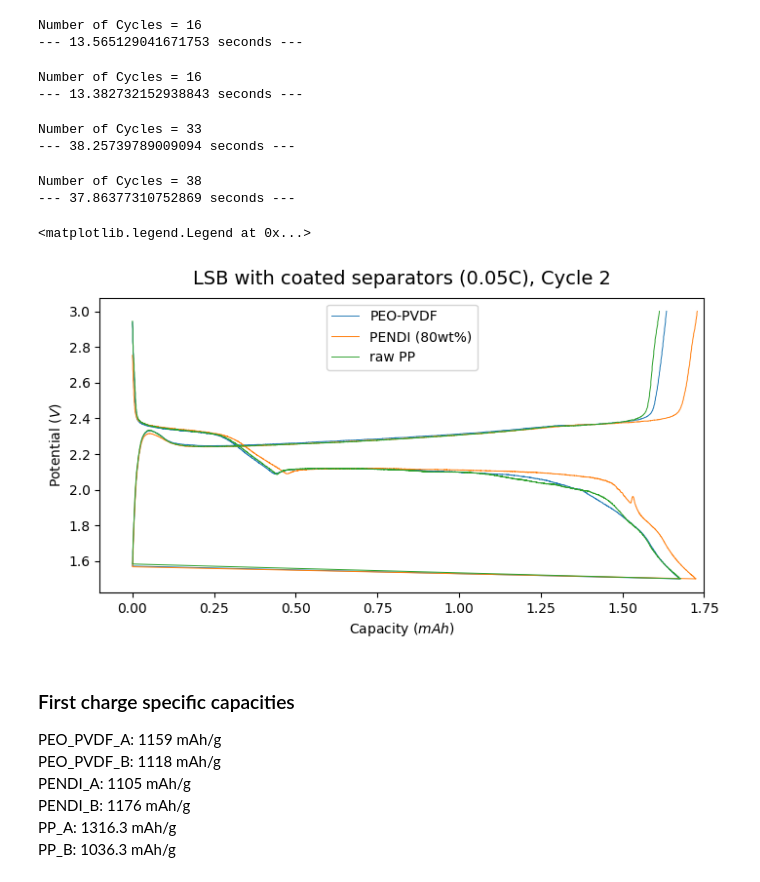
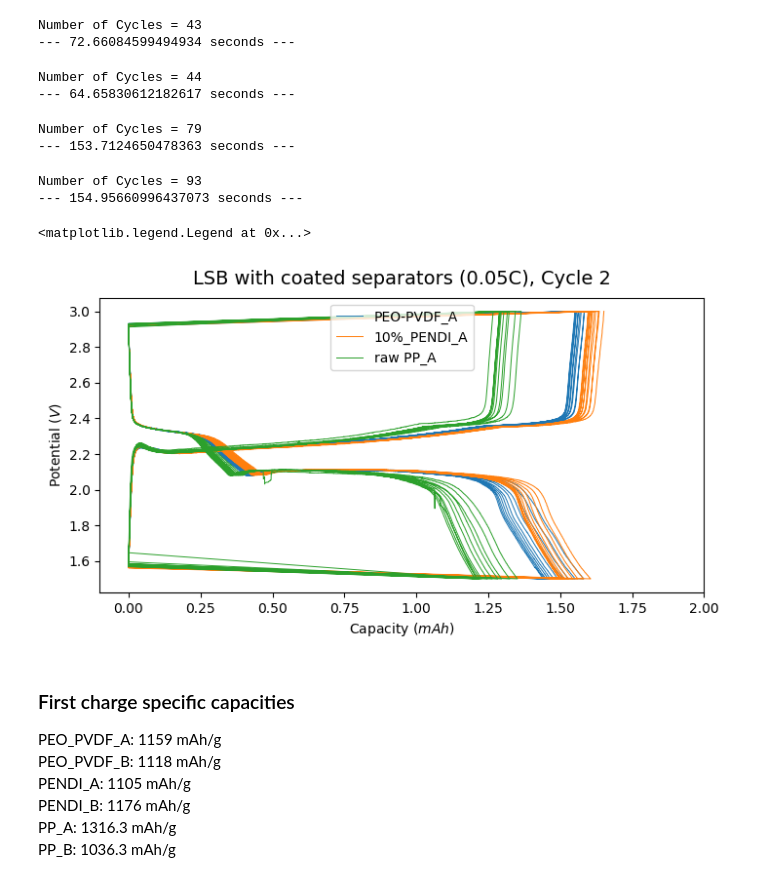
Before and after one commit to ParkerSteichen/battery_cycler, a Jupyter notebook: Dev_1/C-V plot.ipynb, the cells around one changed output. Saved outputs shown, nothing was run; the diff lists cells and outputs as text; code cells hidden in the pictures.

```diff
--- a/Dev_1/C-V plot.ipynb
+++ b/Dev_1/C-V plot.ipynb
@@ -43,111 +43,111 @@ Number of Cycles = 17
 # %%
 # import and clean data
 start_time = time.time()
-raw_data = '../Data/LSB/5_29_19/6_7_19/_007_7.xls'
+raw_data = '../../Data/LSB/5_29_19/6_28_19/_007_3.xls'
 # imports and concatenates the data for a cell
-PENDI_A_0 = batt_cycle.import_data(raw_data, 2)
+PENDI_A_0 = batt_cycle.import_data(raw_data, 3)
 # cleans and preps dataframes
 PENDI_A, PENDI_A_break = batt_cycle.clean_prep_break_batt(PENDI_A_0)
 # reshapes the index data
 PENDI_A_indeces = batt_cycle.reshape_cycle_indeces(PENDI_A, PENDI_A_break)
 # combine data and indeces for pickling
 PENDI_A_data = [PENDI_A, PENDI_A_indeces]
-pickle.dump(PENDI_A_data, open('../Data/LSB/5_29_19/6_7_19/PENDI_A_data.pickle', 'wb'))
+pickle.dump(PENDI_A_data, open('../../Data/LSB/5_29_19/6_28_19/PENDI_A_data.pickle', 'wb'))
 print("--- %s seconds ---" % (time.time() - start_time))
 # %% [output]
-Number of Cycles = 16
---- 13.565129041671753 seconds ---
+Number of Cycles = 43
+--- 72.66084599494934 seconds ---
 # %%
 # import and clean data
 start_time = time.time()
-raw_data = '../Data/LSB/5_29_19/6_7_19/_007_8.xls'
+raw_data = '../../Data/LSB/5_29_19/6_28_19/_007_4.xls'
 # imports and concatenates the data for a cell
-PENDI_B_0 = batt_cycle.import_data(raw_data, 2)
+PENDI_B_0 = batt_cycle.import_data(raw_data, 3)
 # cleans and preps dataframes
 PENDI_B, PENDI_B_break = batt_cycle.clean_prep_break_batt(PENDI_B_0)
 # reshapes the index data
 PENDI_B_indeces = batt_cycle.reshape_cycle_indeces(PENDI_B, PENDI_B_break)
 # combine data and indeces for pickling
 PENDI_B_data = [PENDI_B, PENDI_B_indeces]
-pickle.dump(PENDI_B_data, open('../Data/LSB/5_29_19/6_7_19/PENDI_B_data.pickle', 'wb'))
+pickle.dump(PENDI_B_data, open('../../Data/LSB/5_29_19/6_28_19/PENDI_B_data.pickle', 'wb'))
 print("--- %s seconds ---" % (time.time() - start_time))
 # %% [output]
-Number of Cycles = 16
---- 13.382732152938843 seconds ---
+Number of Cycles = 44
+--- 64.65830612182617 seconds ---
 # %%
 # import and clean data
 start_time = time.time()
-raw_data = '../Data/LSB/5_29_19/6_7_19/_006_6.xls'
+raw_data = '../../Data/LSB/5_29_19/6_28_19/_006_6.xls'
 # imports and concatenates the data for a cell
-PP_A_0 = batt_cycle.import_data(raw_data, 3)
+PP_A_0 = batt_cycle.import_data(raw_data, 5)
 # cleans and preps dataframes
 PP_A, PP_A_break = batt_cycle.clean_prep_break_batt(PP_A_0)
 # reshapes the index data
 PP_A_indeces = batt_cycle.reshape_cycle_indeces(PP_A, PP_A_break)
 # combine data and indeces for pickling
 PP_A_data = [PP_A, PP_A_indeces]
-pickle.dump(PP_A_data, open('../Data/LSB/5_29_19/6_7_19/PP_A_data.pickle', 'wb'))
+pickle.dump(PP_A_data, open('../../Data/LSB/5_29_19/6_28_19/PP_A_data.pickle', 'wb'))
 print("--- %s seconds ---" % (time.time() - start_time))
 # %% [output]
-Number of Cycles = 33
---- 38.25739789009094 seconds ---
+Number of Cycles = 79
+--- 153.7124650478363 seconds ---
 # %%
 # import and clean data
 start_time = time.time()
-raw_data = '../Data/LSB/5_29_19/6_7_19/_008_6.xls'
+raw_data = '../../Data/LSB/5_29_19/6_28_19/_008_6.xls'
 # imports and concatenates the data for a cell
-PP_B_0 = batt_cycle.import_data(raw_data, 3)
+PP_B_0 = batt_cycle.import_data(raw_data, 5)
 # cleans and preps dataframes
 PP_B, PP_B_break = batt_cycle.clean_prep_break_batt(PP_B_0)
 # reshapes the index data
 PP_B_indeces = batt_cycle.reshape_cycle_indeces(PP_B, PP_B_break)
 # combine data and indeces for pickling
 PP_B_data = [PP_B, PP_B_indeces]
-pickle.dump(PP_B_data, open('../Data/LSB/5_29_19/6_7_19/PP_B_data.pickle', 'wb'))
+pickle.dump(PP_B_data, open('../../Data/LSB/5_29_19/6_28_19/PP_B_data.pickle', 'wb'))
 print("--- %s seconds ---" % (time.time() - start_time))
 # %% [output]
-Number of Cycles = 38
---- 37.86377310752869 seconds ---
+Number of Cycles = 93
+--- 154.95660996437073 seconds ---
 # %%
 # open PEO_PVDF_A
-data_file = '../Data/LSB/5_29_19/6_7_19/PEO_PVDF_A_data.pickle'
+data_file = '../../Data/LSB/5_29_19/6_28_19/PEO_PVDF_A_data.pickle'
 sample_data1 = pickle.load(open(data_file, 'rb'))
 sample1, sample_indeces1 = sample_data1
 sample1['time_hours'] = sample1['time_sec']/3600
 
 # open PEO_PVDF_B
-data_file = '../Data/LSB/5_29_19/6_7_19/PEO_PVDF_B_data.pickle'
+data_file = '../../Data/LSB/5_29_19/6_28_19/PEO_PVDF_B_data.pickle'
 sample_data2 = pickle.load(open(data_file, 'rb'))
 sample2, sample_indeces2 = sample_data2
 sample2['time_hours'] = sample2['time_sec']/3600
 
 # open PENDI_A
-data_file = '../Data/LSB/5_29_19/6_7_19/PENDI_A_data.pickle'
+data_file = '../../Data/LSB/5_29_19/6_28_19/PENDI_A_data.pickle'
 sample_data3 = pickle.load(open(data_file, 'rb'))
 sample3, sample_indeces3 = sample_data3
 sample3['time_hours'] = sample3['time_sec']/3600
 
 # open PENDI_B
-data_file = '../Data/LSB/5_29_19/6_7_19/PENDI_B_data.pickle'
+data_file = '../../Data/LSB/5_29_19/6_28_19/PENDI_B_data.pickle'
 sample_data4 = pickle.load(open(data_file, 'rb'))
 sample4, sample_indeces4 = sample_data4
 sample4['time_hours'] = sample4['time_sec']/3600
 
 # open PP_A
-data_file = '../Data/LSB/5_29_19/6_7_19/PP_A_data.pickle'
+data_file = '../../Data/LSB/5_29_19/6_28_19/PP_A_data.pickle'
 sample_data5 = pickle.load(open(data_file, 'rb'))
 sample5, sample_indeces5 = sample_data5
 sample5['time_hours'] = sample5['time_sec']/3600
 
 # open PP_B
-data_file = '../Data/LSB/5_29_19/6_7_19/PP_B_data.pickle'
+data_file = '../../Data/LSB/5_29_19/6_28_19/PP_B_data.pickle'
 sample_data6 = pickle.load(open(data_file, 'rb'))
 sample6, sample_indeces6 = sample_data6
 sample6['time_hours'] = sample6['time_sec']/3600
 # %%
 # plotting a cycle range
-start_cycle = 2
-end_cycle = 2
+start_cycle = 5
+end_cycle = 15
 
 range_data1, label1 = batt_cycle.cycle_range_data(sample1, sample_indeces1, start_cycle, end_cycle)
 range_data2, label2 = batt_cycle.cycle_range_data(sample2, sample_indeces2, start_cycle, end_cycle)
@@ -161,7 +161,7 @@ ax = fig.add_subplot(111)
 ax.set_title('LSB with coated separators (0.05C), Cycle 2', fontsize=14, pad=10)
 ax.set_xlabel('Capacity ($mAh$)')
 ax.set_ylabel('Potential ($V$)')
-ax.set_xlim(-0.1, 1.75)
+ax.set_xlim(-0.1, 2.0)
 # ax.set_ylim(-0.5, 0.5)
 # ax.set_ylim(-abs(max(range_data['voltage'], key=abs)*1.2),
 #          abs(max(range_data['voltage'], key=abs)*1.2))
@@ -169,12 +169,12 @@ ax.set_xlim(-0.1, 1.75)
 # ax.yaxis.grid(True)
 # ax.text(0.15, 0.15, '0.2 $mA$ $cm^{-2}$, Li(G4)TFSI', transform=fig.transFigure, fontsize=12)
 
-# ax.plot(range_data1['capacity'], range_data1['voltage'], linewidth=0.7, label='PEO-PVDF')
-ax.plot(range_data2['capacity'], range_data2['voltage'], linewidth=0.7, label='PEO-PVDF', color='C0')
-# ax.plot(range_data3['capacity'], range_data3['voltage'], linewidth=0.7, label='PENDI (80wt%)')
-ax.plot(range_data4['capacity'], range_data4['voltage'], linewidth=0.7, label='PENDI (80wt%)', color='C1')
-# ax.plot(range_data5['capacity'], range_data5['voltage'], linewidth=0.7, label='raw PP')
-ax.plot(range_data6['capacity'], range_data6['voltage'], linewidth=0.7, label='raw PP', color='C2')
+ax.plot(range_data1['capacity'], range_data1['voltage'], linewidth=0.7, label='PEO-PVDF_A', color='C0')
+# ax.plot(range_data2['capacity'], range_data2['voltage'], linewidth=0.7, label='PEO-PVDF_B', color='C0')
+ax.plot(range_data3['capacity'], range_data3['voltage'], linewidth=0.7, label='10%_PENDI_A', color='C1')
+# ax.plot(range_data4['capacity'], range_data4['voltage'], linewidth=0.7, label='10%_PENDI_B', color='C1')
+ax.plot(range_data5['capacity'], range_data5['voltage'], linewidth=0.7, label='raw PP_A', color='C2')
+# ax.plot(range_data6['capacity'], range_data6['voltage'], linewidth=0.7, label='raw PP_B', color='C2')
 
 ax.legend()
 # filename = '{} - '.format(data_file[27:-12])+label+'.png'
@@ -193,34 +193,34 @@ ax.legend()
 # range_data5, label5 = batt_cycle.cycle_range_data(sample5, sample_indeces5, start_cycle, end_cycle)
 # range_data6, label6 = batt_cycle.cycle_range_data(sample6, sample_indeces6, start_cycle, end_cycle)
 
 # # ax.plot(range_data1['capacity'], range_data1['voltage'], linewidth=0.7, label='PEO-PVDF')
 # ax.plot(range_data2['capacity'], range_data2['voltage'], linewidth=0.7, color='C0')
 # # ax.plot(range_data3['capacity'], range_data3['voltage'], linewidth=0.7, label='PENDI (80wt%)')
 # ax.plot(range_data4['capacity'], range_data4['voltage'], linewidth=0.7, color='C1')
 # # ax.plot(range_data5['capacity'], range_data5['voltage'], linewidth=0.7, label='raw PP')
 # ax.plot(range_data6['capacity'], range_data6['voltage'], linewidth=0.7, color='C2')
 
 # #****************************************
 # # plotting a cycle range
 # start_cycle = 16
 # end_cycle = 16
 
 # range_data1, label1 = batt_cycle.cycle_range_data(sample1, sample_indeces1, start_cycle, end_cycle)
 # range_data2, label2 = batt_cycle.cycle_range_data(sample2, sample_indeces2, start_cycle, end_cycle)
 # range_data3, label3 = batt_cycle.cycle_range_data(sample3, sample_indeces3, start_cycle, end_cycle)
 # range_data4, label4 = batt_cycle.cycle_range_data(sample4, sample_indeces4, start_cycle, end_cycle)
 # range_data5, label5 = batt_cycle.cycle_range_data(sample5, sample_indeces5, start_cycle, end_cycle)
 # range_data6, label6 = batt_cycle.cycle_range_data(sample6, sample_indeces6, start_cycle, end_cycle)
 
 # # ax.plot(range_data1['capacity'], range_data1['voltage'], linewidth=0.7, label='PEO-PVDF')
 # ax.plot(range_data2['capacity'], range_data2['voltage'], linewidth=0.7, color='C0')
 # # ax.plot(range_data3['capacity'], range_data3['voltage'], linewidth=0.7, label='PENDI (80wt%)')
 # ax.plot(range_data4['capacity'], range_data4['voltage'], linewidth=0.7, color='C1')
 # # ax.plot(range_data5['capacity'], range_data5['voltage'], linewidth=0.7, label='raw PP')
 # ax.plot(range_data6['capacity'], range_data6['voltage'], linewidth=0.7, color='C2')
 # %% [output]
 <matplotlib.legend.Legend at 0x...>
-[figure, old version]
+[figure, new version]
 # %% [markdown]
 ### First charge specific capacities
 PEO_PVDF_A: 1159 mAh/g
```
Also changed, not shown: parts of 2 cells of this notebook, 7 other files.
